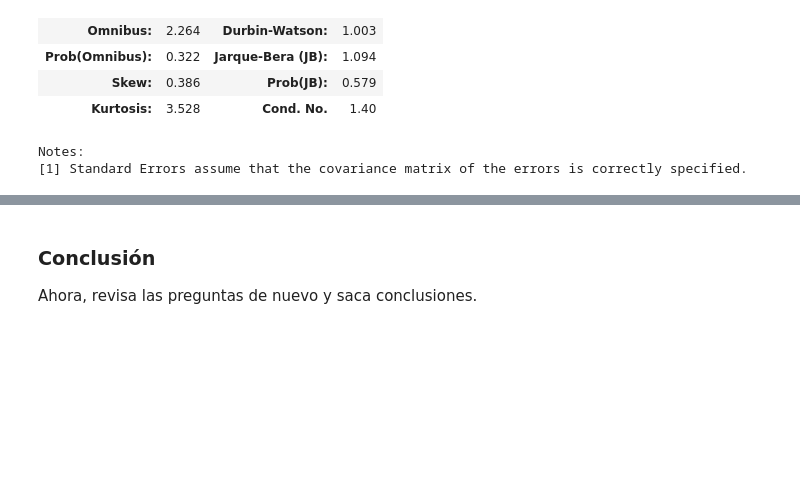
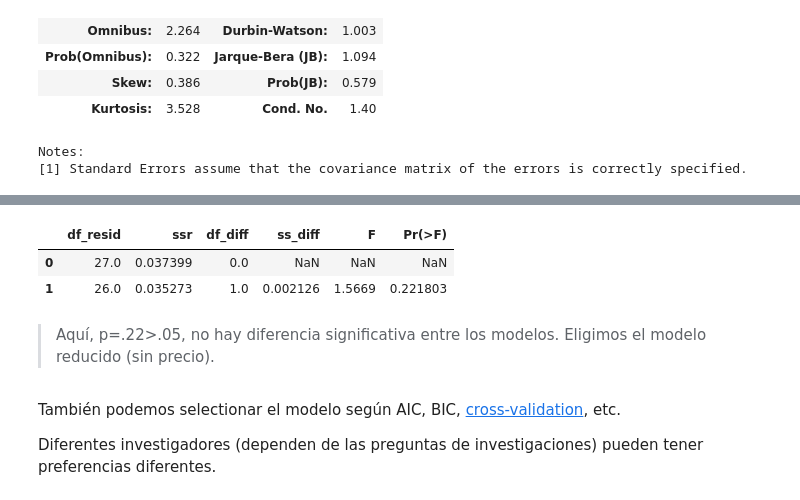
Before and after one commit to magister-informatica-uach/INFO337_2023, a Jupyter notebook: _build/jupyter_execute/lectures/5_linear_regression/part2.ipynb, the cells around one changed output, grey strips where cells are left out. Cells and saved outputs as stored; diff of their text form; code cells hidden in the pictures; blank space fills up the shorter version.

```diff
--- a/_build/jupyter_execute/lectures/5_linear_regression/part2.ipynb
+++ b/_build/jupyter_execute/lectures/5_linear_regression/part2.ipynb
@@ -646,4 +663,18 @@ También podemos selectionar el modelo según AIC, BIC, [F-test lineal general](
-# %% [markdown]
-### Conclusión
-
-Ahora, revisa las preguntas de nuevo y saca conclusiones.
+# %%
+df_new = df_st.copy()
+df_new["Consumption"] = df["Consumption"].copy()
+m1 = smf.ols('Consumption~Income+Temperature', data=df_new).fit()
+m2 = smf.ols('Consumption~Income+Price+Temperature', data=df_new).fit()
+anovaResults = anova_lm(m1, m2)
+display(anovaResults)
+# %% [output]
+|  | df_resid | ssr | df_diff | ss_diff | F | Pr(>F) |
+| 0 | 27.0 | 0.037399 | 0.0 | NaN | NaN | NaN |
+| 1 | 26.0 | 0.035273 | 1.0 | 0.002126 | 1.5669 | 0.221803 |
+# %% [markdown]
+> Aquí, p=.22>.05, no hay diferencia significativa entre los modelos. Eligimos el modelo reducido (sin precio).
+# %% [markdown]
+
+También podemos selectionar el modelo según AIC, BIC, [cross-validation](https://scikit-learn.org/stable/modules/cross_validation.html), etc.
+
+Diferentes investigadores (dependen de las preguntas de investigaciones) pueden tener preferencias diferentes.
```
Also changed, not shown: parts of 16 cells of this notebook, 4 other files.
